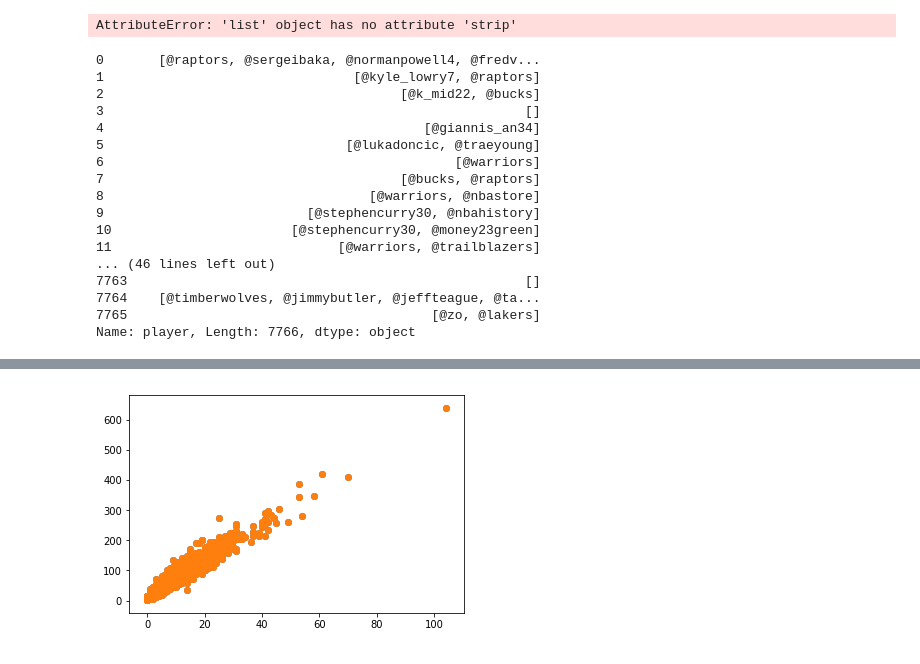
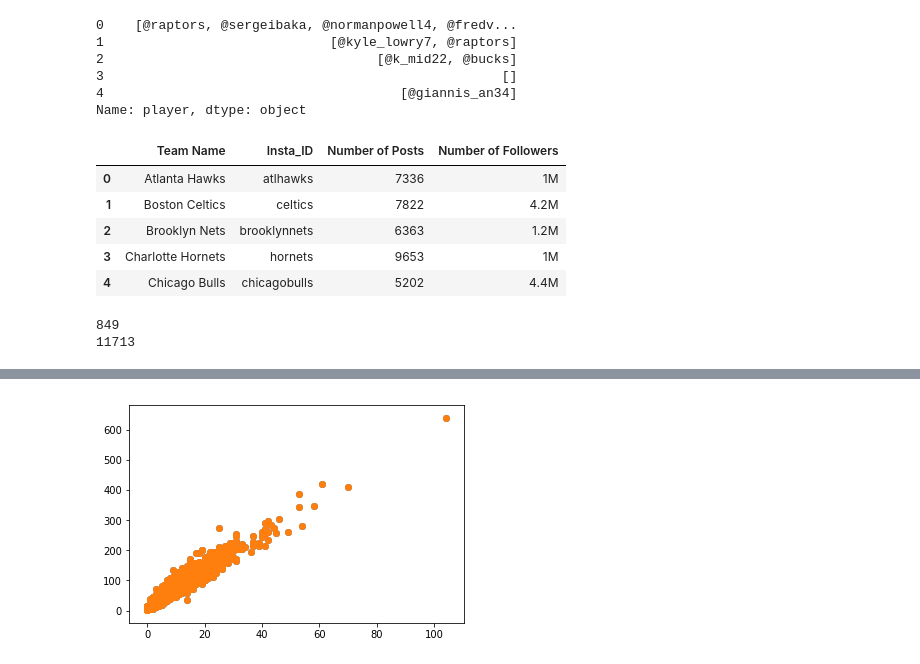
Before and after one commit to dydx314/nba-hackathon-2019, a Jupyter notebook: nba-analysis.ipynb, the cells around one changed output, grey strips where cells are left out. Cells and saved outputs as stored; diff of their text form; code cells hidden in the pictures.

```diff
--- a/nba-analysis.ipynb
+++ b/nba-analysis.ipynb
@@ -41,4 +46,2 @@ def hasTag(y):
 # %%
-rawdata['player'] = list(map(lambda x: list(filter(lambda y: hasTag(y), str(x).split())), rawdata['Description']))
+#rawdata['player'] = list(map(lambda x: list(map(lambda y: y.strip(), x)), rawdata['player']))
-# %% [output]
-AttributeError: 'list' object has no attribute 'strip'
@@ -47,20 +48,19 @@ rawdata['player'] = list(map(lambda x: list(map(lambda y: y.strip(',.-_!?/><()&'
 # %%
-rawdata['player']
+rawdata['player'].head()
 # %% [output]
-0       [@raptors, @sergeibaka, @normanpowell4, @fredv...
-1                                [@kyle_lowry7, @raptors]
-2                                      [@k_mid22, @bucks]
-3                                                      []
-4                                         [@giannis_an34]
-5                               [@lukadoncic, @traeyoung]
-6                                             [@warriors]
-7                                      [@bucks, @raptors]
-8                                  [@warriors, @nbastore]
-9                          [@stephencurry30, @nbahistory]
-10                       [@stephencurry30, @money23green]
-11                             [@warriors, @trailblazers]
-... (46 lines left out)
-7763                                                   []
-7764    [@timberwolves, @jimmybutler, @jeffteague, @ta...
-7765                                       [@zo, @lakers]
-Name: player, Length: 7766, dtype: object
+0    [@raptors, @sergeibaka, @normanpowell4, @fredv...
+1                             [@kyle_lowry7, @raptors]
+2                                   [@k_mid22, @bucks]
+3                                                   []
+4                                      [@giannis_an34]
+Name: player, dtype: object
+# %%
+teams = pd.read_csv('raw_data/teams.csv')
+teams.head()
+# %% [output]
+|  | Team Name | Insta_ID | Number of Posts | Number of Followers |
+| 0 | Atlanta Hawks | atlhawks | 7336 | 1M |
+| 1 | Boston Celtics | celtics | 7822 | 4.2M |
+| 2 | Brooklyn Nets | brooklynnets | 6363 | 1.2M |
+| 3 | Charlotte Hornets | hornets | 9653 | 1M |
+| 4 | Chicago Bulls | chicagobulls | 5202 | 4.4M |
@@ -66,0 +79,12 @@ Name: player, Length: 7766, dtype: object
+# %%
+## Gather the follower count for all players:
+player_list = []
+rawdata['player'].values
+for i in rawdata['player']:
+    player_list = player_list + i
+player_set = list(set(player_list))
+print(len(player_set))
+print(len(player_list))
+# %% [output]
+849
+11713
```
Also changed, not shown: parts of 16 cells of this notebook, 1 other file.
